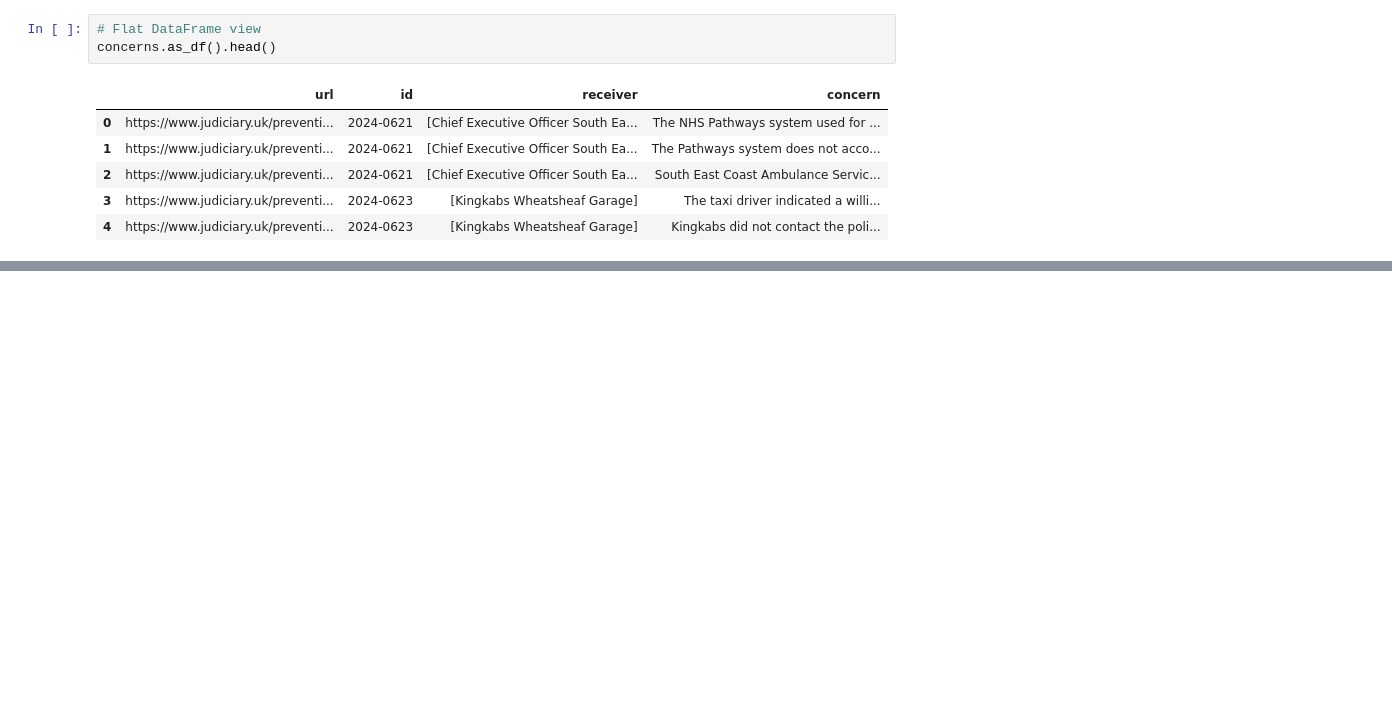
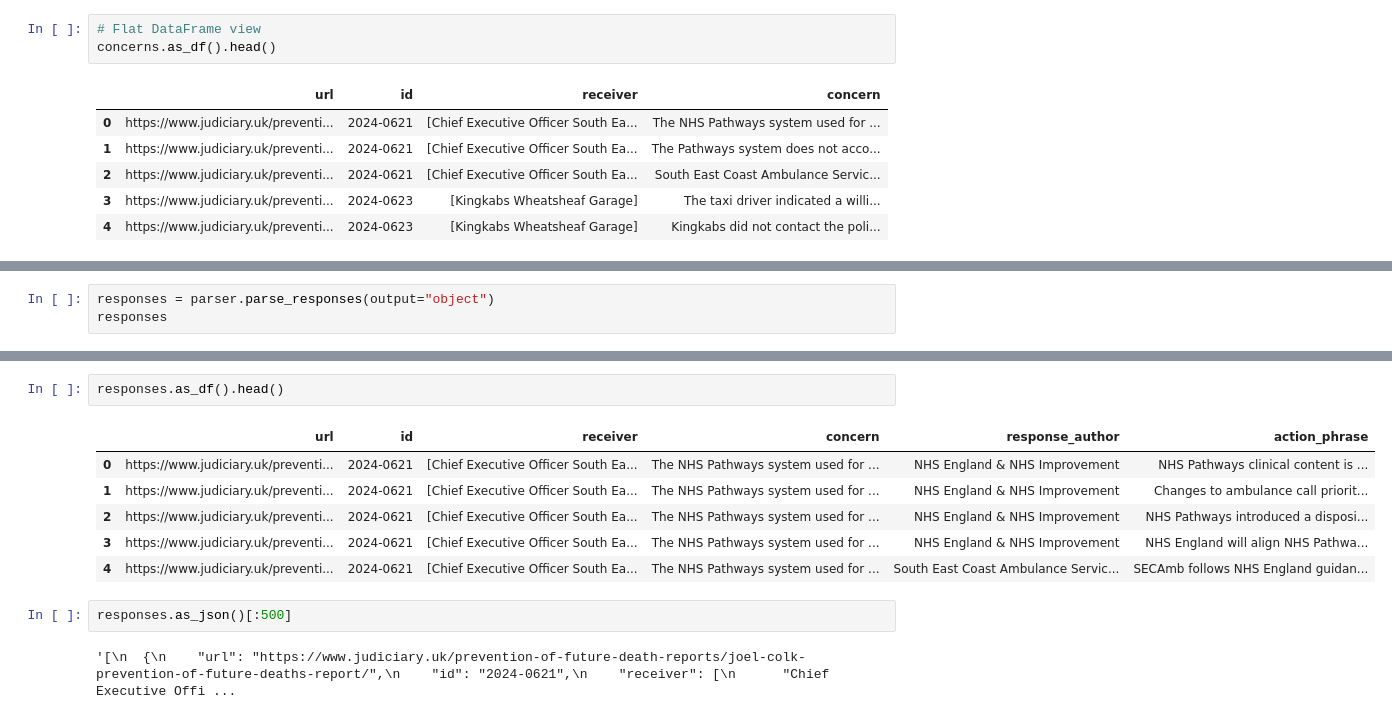
Before and after one commit to Sam-Osian/PFD-toolkit, a Jupyter notebook: tutorials/paired_statements_demo.ipynb, the cells around one changed output, grey strips where cells are left out. Saved outputs shown, nothing was run; the diff lists cells and outputs as text; blank space fills up the shorter version.

Commit message:
Add discrete response parsing to allow for paired concerns-response statements

```diff
--- a/tutorials/paired_statements_demo.ipynb
+++ b/tutorials/paired_statements_demo.ipynb
@@ -77,0 +80,3 @@ concerns.as_df().head()
+# %%
+responses = parser.parse_responses(output="object")
+responses
@@ -78,3 +105,16 @@ concerns.as_df().head()
+# %%
+responses.as_df().head()
+# %% [output]
+|  | url | id | receiver | concern | response_author | action_phrase |
+| 0 | https://www.judiciary.uk/preventi... | 2024-0621 | [Chief Executive Officer South Ea... | The NHS Pathways system used for ... | NHS England & NHS Improvement | NHS Pathways clinical content is ... |
+| 1 | https://www.judiciary.uk/preventi... | 2024-0621 | [Chief Executive Officer South Ea... | The NHS Pathways system used for ... | NHS England & NHS Improvement | Changes to ambulance call priorit... |
+| 2 | https://www.judiciary.uk/preventi... | 2024-0621 | [Chief Executive Officer South Ea... | The NHS Pathways system used for ... | NHS England & NHS Improvement | NHS Pathways introduced a disposi... |
+| 3 | https://www.judiciary.uk/preventi... | 2024-0621 | [Chief Executive Officer South Ea... | The NHS Pathways system used for ... | NHS England & NHS Improvement | NHS England will align NHS Pathwa... |
+| 4 | https://www.judiciary.uk/preventi... | 2024-0621 | [Chief Executive Officer South Ea... | The NHS Pathways system used for ... | South East Coast Ambulance Servic... | SECAmb follows NHS England guidan... |
+# %%
+responses.as_json()[:500]
+# %% [output]
+'[\n  {\n    "url": "https://www.judiciary.uk/prevention-of-future-death-reports/joel-colk-prevention-of-future-deaths-report/",\n    "id": "2024-0621",\n    "receiver": [\n      "Chief Executive Offi ...
 # %%
 parser.count("all")
 # %% [output]
```
Also changed, not shown: parts of 6 cells of this notebook, 2 other files.
